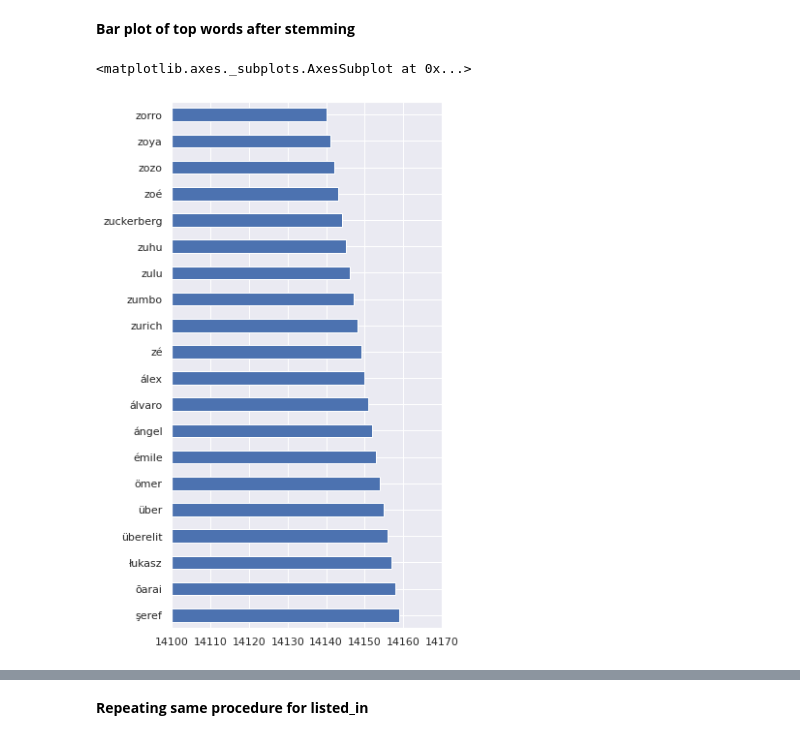
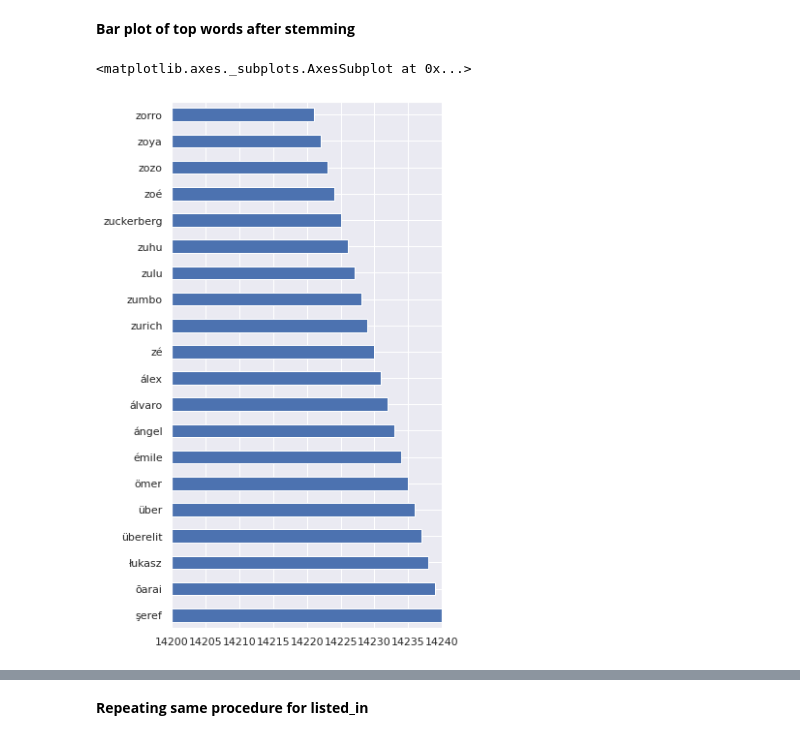
Before and after one commit to Navin321-alma/Netflix-Movies-and-TV-shows-clustering, a Jupyter notebook: NETFLIX_MOVIES_AND_TV_SHOWS_CLUSTERING.ipynb, the cells around one changed output, grey strips where cells are left out. Drawn from its saved outputs; the diff is of its cells as text; code cells hidden in the pictures.

```diff
--- a/NETFLIX_MOVIES_AND_TV_SHOWS_CLUSTERING.ipynb
+++ b/NETFLIX_MOVIES_AND_TV_SHOWS_CLUSTERING.ipynb
@@ -654,21 +654,21 @@ dictionary = tfid_vectorizer.vocabulary_.items()
 # %%
 # lists to store the vocab and counts
 vocab = []
 count = []
 # iterate through each vocab and count append the value to designated lists
 for key, value in dictionary:
     vocab.append(key)
     count.append(value)
 # store the count in panadas dataframe with vocab as index
 vocab_after_stem = pd.Series(count, index=vocab)
 # sort the dataframe
 vocab_after_stem = vocab_after_stem.sort_values(ascending=False)
 # plot of the top vocab
 top_vacab = vocab_after_stem.head(20)
-top_vacab.plot(kind = 'barh', figsize=(5,10), xlim= (14100, 14170))
+top_vacab.plot(kind = 'barh', figsize=(5,10), xlim= (14200, 14240))
 # %% [output]
 <matplotlib.axes._subplots.AxesSubplot at 0x...>
-[figure, old version]
+[figure, new version]
 # %%
 def length(text):
     '''a function which returns the length of text'''
```
Also changed, not shown: parts of 12 cells of this notebook.
